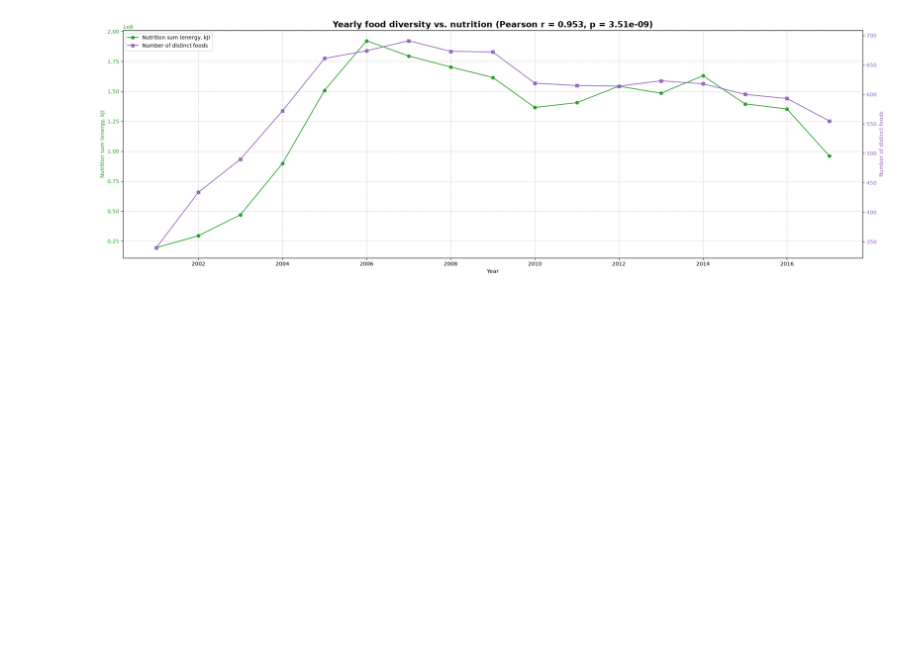
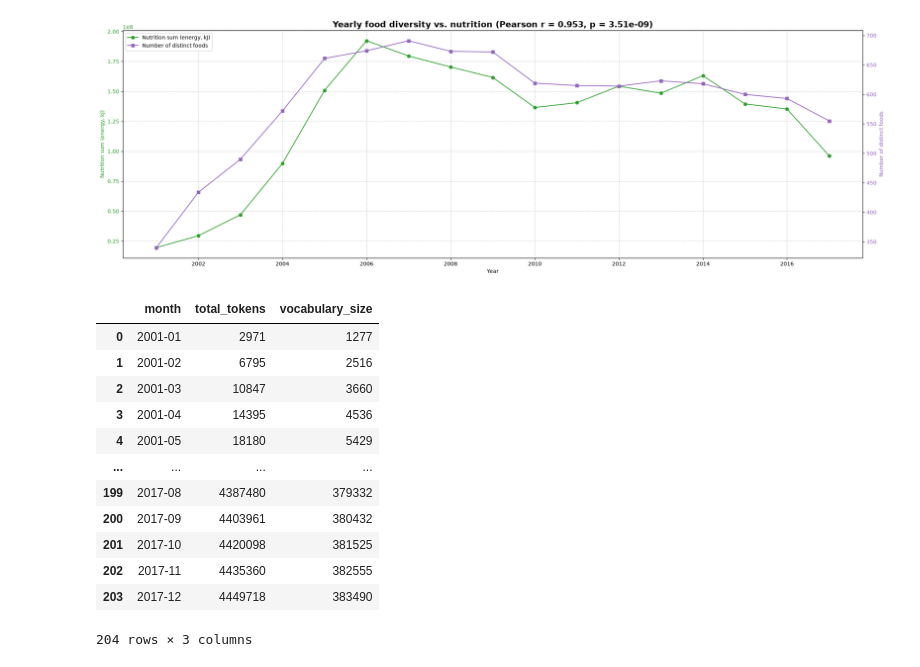
Before and after one commit to akseliahonpera/NLP_26_PROJECT_10, a Jupyter notebook: course_work.ipynb, the cells around one changed output. Cells and saved outputs as stored; diff of their text form; code cells hidden in the pictures; blank space fills up the shorter version.

```diff
--- a/course_work.ipynb
+++ b/course_work.ipynb
@@ -630,3 +631,61 @@ month
           series     nutrition  pearson_r      p_value  n_periods
 n_distinct_foods nutrition_sum   0.953005 3.512781e-09         17
 [figure]
+# %%
+# Part 6)
+def calculate_vocabulary_growth(titles_df):
+    df = titles_df[["month", "title"]].dropna().copy()
+
+    df["tokens"] = df["title"].map(word_tokenize)
+    df["n_tokens"] = df["tokens"].str.len()
+
+    # Aggregate token counts and token lists per month
+    monthly = (
+        df.groupby("month")
+        .agg(
+            total_tokens=("n_tokens", "sum"),
+            tokens=("tokens", lambda s: [
+                lemmatize_word(token.lower()) for title_tokens in s for token in title_tokens
+            ])
+        )
+        .sort_index()
+    )
+
+    # Cumulative token count and vocabulary size
+    monthly["total_tokens"] = monthly["total_tokens"].cumsum()
+
+    monthly["vocabulary_size"] = (
+        monthly["tokens"]
+        .map(set)
+        .map(lambda _: 0)
+    )
+
+    vocabulary = set()
+    vocabulary_sizes = []
+
+    for tokens in monthly["tokens"]:
+        vocabulary.update(tokens)
+        vocabulary_sizes.append(len(vocabulary))
+
+    monthly["vocabulary_size"] = vocabulary_sizes
+
+    return monthly.drop(columns="tokens").reset_index()
+
+
+vocabulary_df = calculate_vocabulary_growth(titles_df)
+
+display(vocabulary_df)
+# %% [output]
+|  | month | total_tokens | vocabulary_size |
+| 0 | 2001-01 | 2971 | 1277 |
+| 1 | 2001-02 | 6795 | 2516 |
+| 2 | 2001-03 | 10847 | 3660 |
+| 3 | 2001-04 | 14395 | 4536 |
+| 4 | 2001-05 | 18180 | 5429 |
+| ... | ... | ... | ... |
+| 199 | 2017-08 | 4387480 | 379332 |
+| 200 | 2017-09 | 4403961 | 380432 |
+| 201 | 2017-10 | 4420098 | 381525 |
+| 202 | 2017-11 | 4435360 | 382555 |
+| 203 | 2017-12 | 4449718 | 383490 |
+204 rows × 3 columns
```
Also changed, not shown: parts of 4 cells of this notebook, 1 other file.
